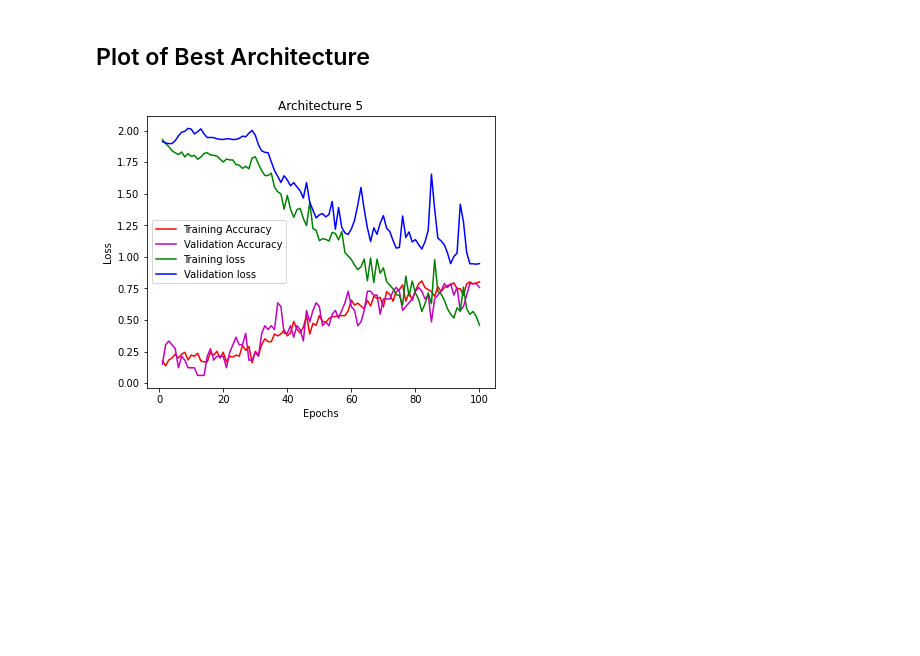
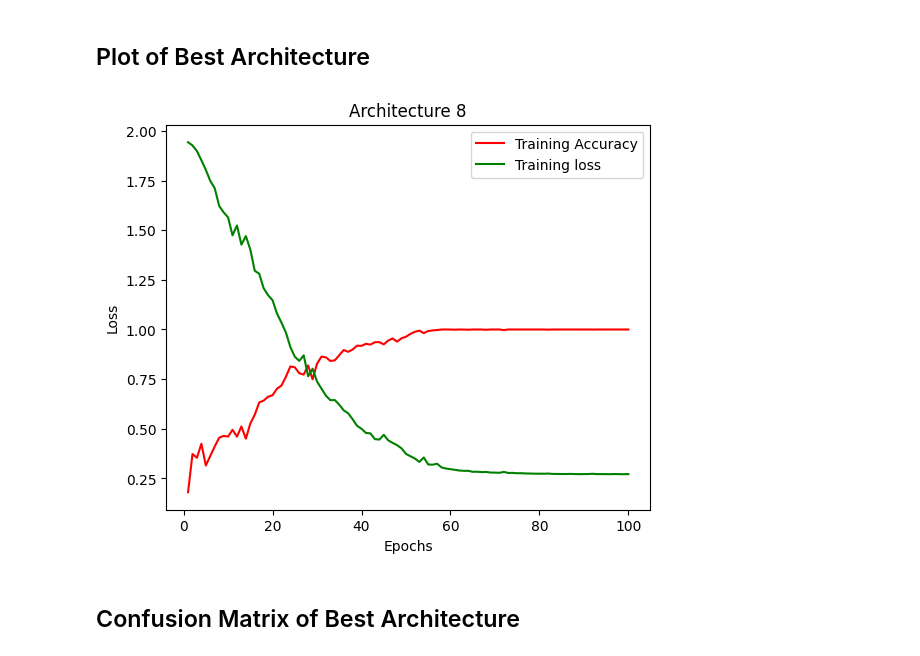
Before and after one commit to StadynR/HAR-imu-photogrammetry, a Jupyter notebook: Notebooks/Dataset 3/IMU - Best Features.ipynb, the cells around one changed output. Drawn from its saved outputs; the diff is of its cells as text; code cells hidden in the pictures; blank space fills up the shorter version.

```diff
--- a/Notebooks/Dataset 3/IMU - Best Features.ipynb
+++ b/Notebooks/Dataset 3/IMU - Best Features.ipynb
@@ -1018,0 +1863,2 @@ Test Loss : 0.790298581123352
+# %%
+text_labels = np.repeat(text_labels.reshape(text_labels.shape[0], 1), reshaped_s.shape[1], axis=1)
@@ -1018,0 +2086,9 @@ Test Loss : 0.790298581123352
+# %%
+test_labels = Y_test.tolist()
+
+for i in range(len(test_labels)):
+  idx = test_labels[i][0]
+  test_labels[i] = idx
+
+test_labels = np.array(test_labels)
+test_labels
@@ -1018,0 +2098,14 @@ Test Loss : 0.790298581123352
+# %%
+from sklearn.metrics import confusion_matrix
+
+# Get the model predictions on the test data
+predictions = model.predict(X_test)
+
+# Convert the predictions to labels by taking the index of the highest value
+predicted_labels = np.argmax(predictions, axis=2)
+predicted_labels = predicted_labels.tolist()
+for i in range(len(predicted_labels)):
+  idx = predicted_labels[i][0]
+  predicted_labels[i] = idx
+
+predicted_labels = np.array(predicted_labels)
@@ -1262,0 +2116,9 @@ axes[1, 2].legend()
+# %%
+epochs = range(1, len(acc) + 1)
+
+axes[1, 3].plot(epochs, acc , 'r', label='Training Accuracy')
+axes[1, 3].plot(epochs, loss, 'g', label='Training loss')
+axes[1, 3].set_title("Architecture 8")
+axes[1, 3].set_xlabel('Epochs')
+axes[1, 3].set_ylabel('Loss')
+axes[1, 3].legend()
@@ -1318,24 +2196,26 @@ display(fig)
 # %% [markdown]
 ## Plot of Best Architecture
 # %%
-best = 5
+best = 8
 
 if (best <= 4):
   best_x = 0
   best_y = best - 1
 else:
   best_x = 1
   best_y = (best - 1) - 4
 
 # Set the spacing between subplots to zero
 fig.subplots_adjust(wspace=0, hspace=0)
 
 # Hide the other subplots
 for i in range(2):
     for j in range(4):
         if i != best_x or j != best_y:
             axes[i, j].set_visible(False)
 
 display(axes[best_x, best_y].figure)
 # %% [output]
-[figure, old version]
+[figure, new version]
+# %% [markdown]
+## Confusion Matrix of Best Architecture
```
Also changed, not shown: parts of 104 cells of this notebook.
